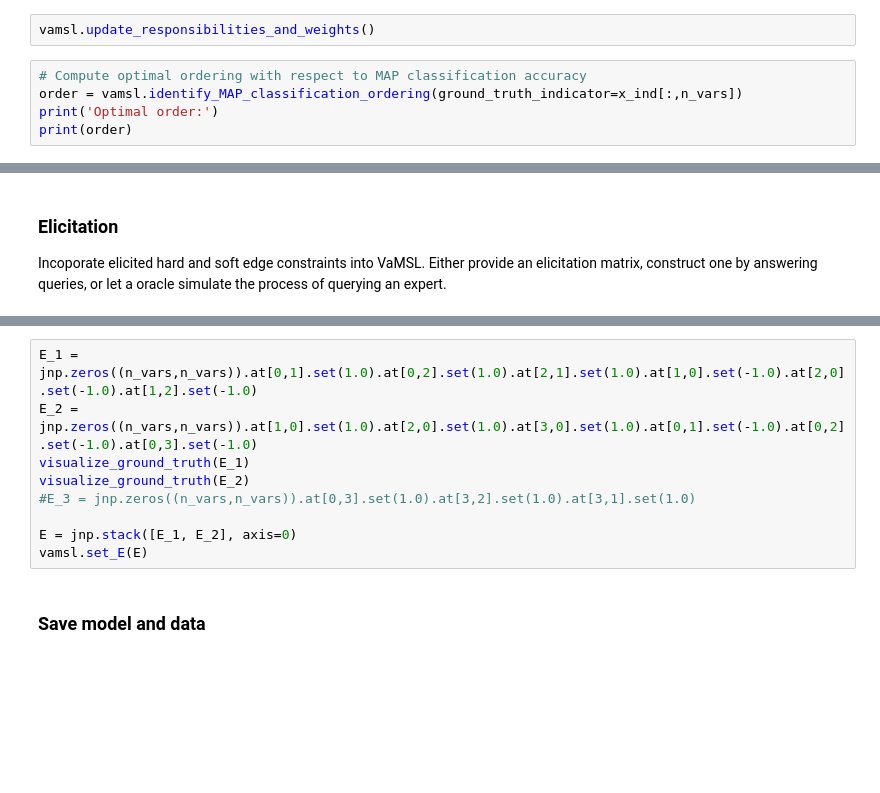
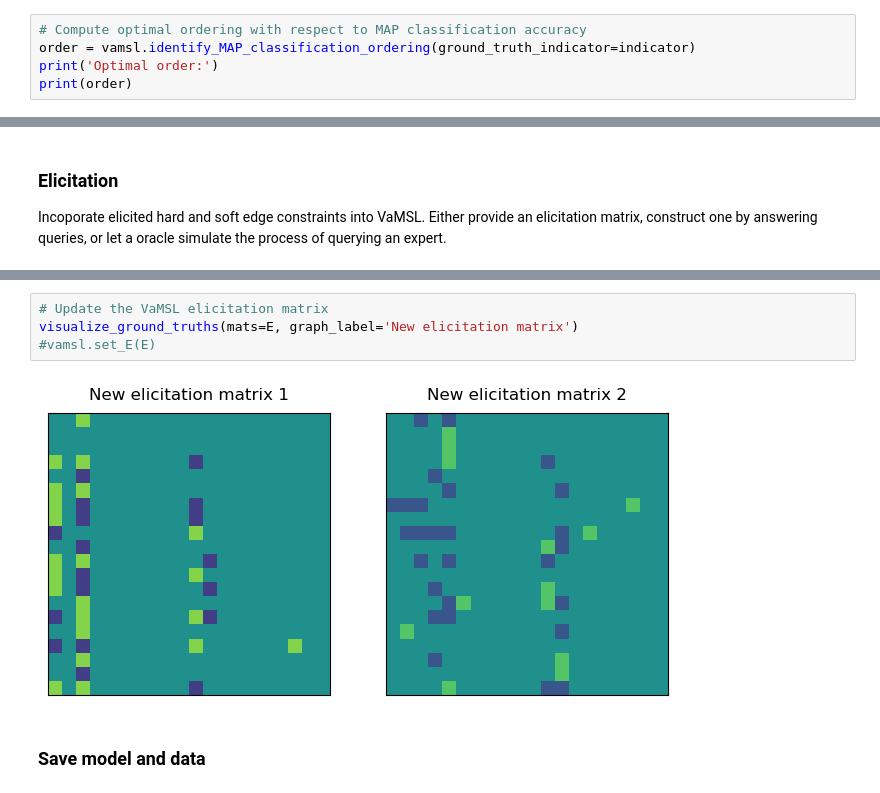
Before and after one commit to ZacBjo/VaMSL_proj, a Jupyter notebook: examples/vamsl_example.ipynb, the cells around one changed output, grey strips where cells are left out. Saved outputs shown, nothing was run; the diff lists cells and outputs as text; blank space fills up the shorter version.

```diff
--- a/examples/vamsl_example.ipynb
+++ b/examples/vamsl_example.ipynb
@@ -196,11 +203,9 @@ Component   2 | iteration 1000 | alpha   50.0 | beta 1000.0 | #cyclic   0
 ### Get order of components with respect to ground truths
 
 We identify an ordering of the components with respect to the ground truth BNs by identifying which perumutation of indeces results in the highest classification accuracy.
-# %%
-vamsl.update_responsibilities_and_weights()
 # %%
 # Compute optimal ordering with respect to MAP classification accuracy
-order = vamsl.identify_MAP_classification_ordering(ground_truth_indicator=x_ind[:,n_vars])
+order = vamsl.identify_MAP_classification_ordering(ground_truth_indicator=indicator)
 print('Optimal order:')
 print(order)
 # %% [output]
@@ -353,12 +359,9 @@ expert_reliability = 0
 # %%
-E_1 = jnp.zeros((n_vars,n_vars)).at[0,1].set(1.0).at[0,2].set(1.0).at[2,1].set(1.0).at[1,0].set(-1.0).at[2,0].set(-1.0).at[1,2].set(-1.0)
-E_2 = jnp.zeros((n_vars,n_vars)).at[1,0].set(1.0).at[2,0].set(1.0).at[3,0].set(1.0).at[0,1].set(-1.0).at[0,2].set(-1.0).at[0,3].set(-1.0)
-visualize_ground_truth(E_1)
-visualize_ground_truth(E_2)
-#E_3 = jnp.zeros((n_vars,n_vars)).at[0,3].set(1.0).at[3,2].set(1.0).at[3,1].set(1.0)
-
-E = jnp.stack([E_1, E_2], axis=0)
-vamsl.set_E(E)
+# Update the VaMSL elicitation matrix
+visualize_ground_truths(mats=E, graph_label='New elicitation matrix')
+#vamsl.set_E(E)
+# %% [output]
+[figure, added]
 # %% [markdown]
 ### Save model and data
 # %%
```
Also changed, not shown: parts of 25 cells of this notebook.
